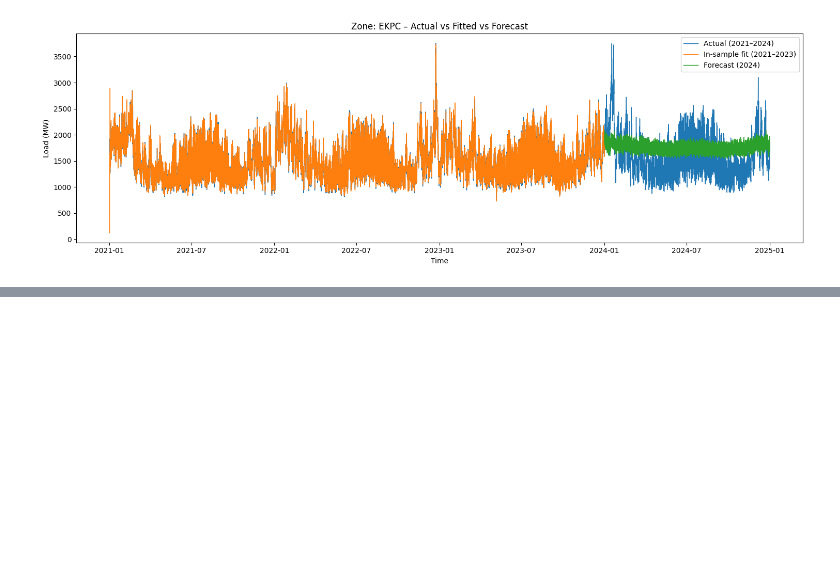
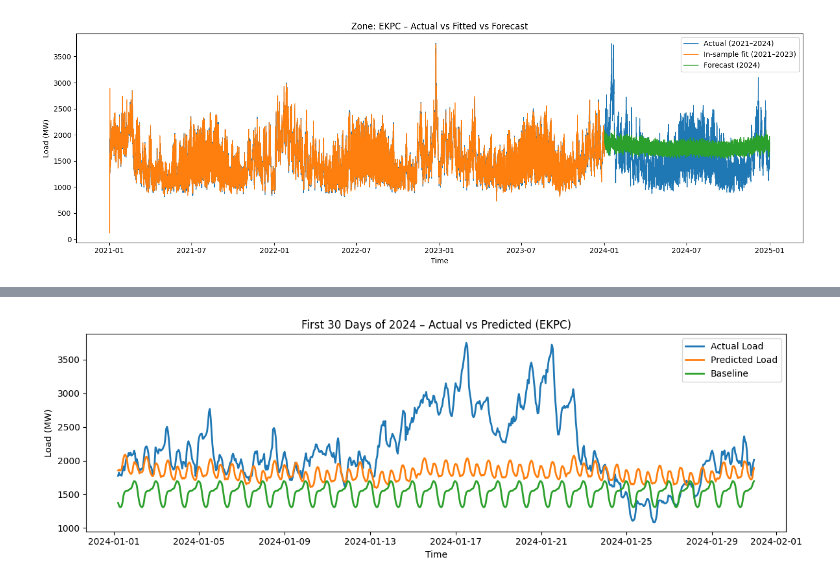
Before and after one commit to seyonghw/604project4, a Jupyter notebook: analyze.ipynb, the cells around one changed output, grey strips where cells are left out. Saved outputs shown, nothing was run; the diff lists cells and outputs as text; code cells hidden in the pictures; blank space fills up the shorter version.

```diff
--- a/analyze.ipynb
+++ b/analyze.ipynb
@@ -373,0 +457,22 @@ plt.show()
+# %%
+# First 30 days of 2024
+start_2024 = '2024-01-01'
+end_30days = '2024-01-30 23:00:00'
+
+actual_30 = test['mw'].loc[start_2024:end_30days]
+pred_30 = y_pred_2024.loc[start_2024:end_30days]
+baseline_30 = baseline_pred.loc[start_2024:end_30days]
+
+plt.figure(figsize=(12,4))
+plt.plot(actual_30, label="Actual Load", linewidth=2)
+plt.plot(pred_30, label="Predicted Load", linewidth=2)
+plt.plot(baseline_30, label="Baseline", linewidth=2)
+
+plt.title(f"First 30 Days of 2024 – Actual vs Predicted ({zone})")
+plt.xlabel("Time")
+plt.ylabel("Load (MW)")
+plt.legend()
+plt.tight_layout()
+plt.show()
+# %% [output]
+[figure, added]
```
Also changed, not shown: parts of 5 cells of this notebook.
